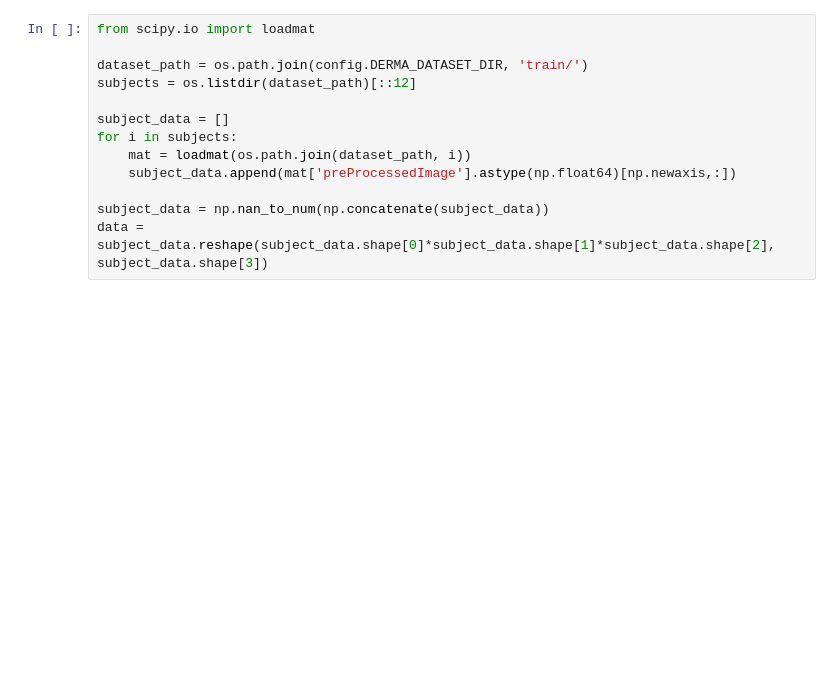
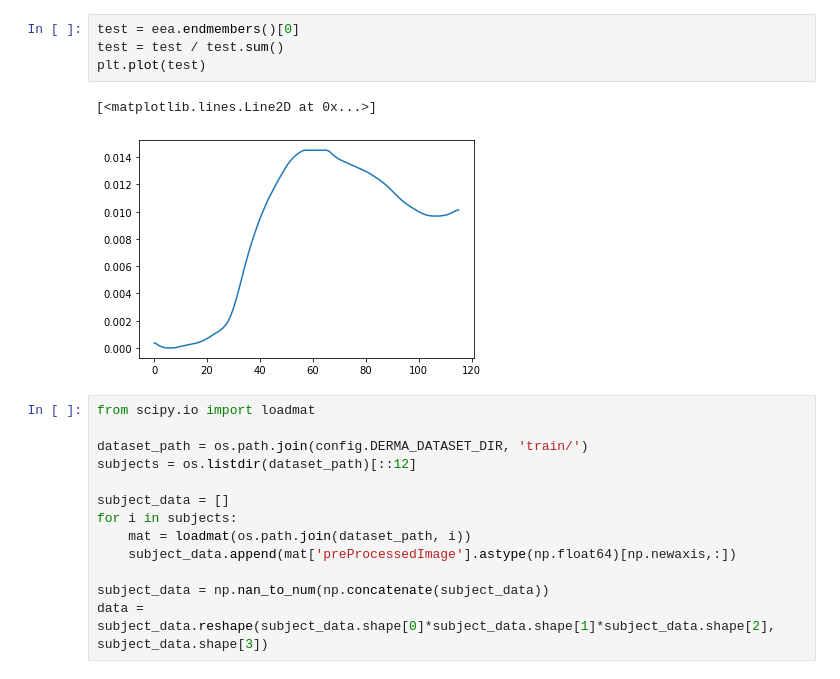
Before and after one commit to SolidusAbi/HySpecLab, a Jupyter notebook: notebooks/unmixing/eea.ipynb, the cells around one changed output. Drawn from its saved outputs; the diff is of its cells as text; blank space fills up the shorter version.

```diff
--- a/notebooks/unmixing/eea.ipynb
+++ b/notebooks/unmixing/eea.ipynb
@@ -26,3 +53,10 @@ device = 'cuda' if torch.cuda.is_available() else 'cpu'
+# %%
+test = eea.endmembers()[0]
+test = test / test.sum()
+plt.plot(test)
+# %% [output]
+[<matplotlib.lines.Line2D at 0x...>]
+[figure, added]
 # %%
 from scipy.io import loadmat
 
```
Also changed, not shown: parts of 20 cells of this notebook, 6 other files.
